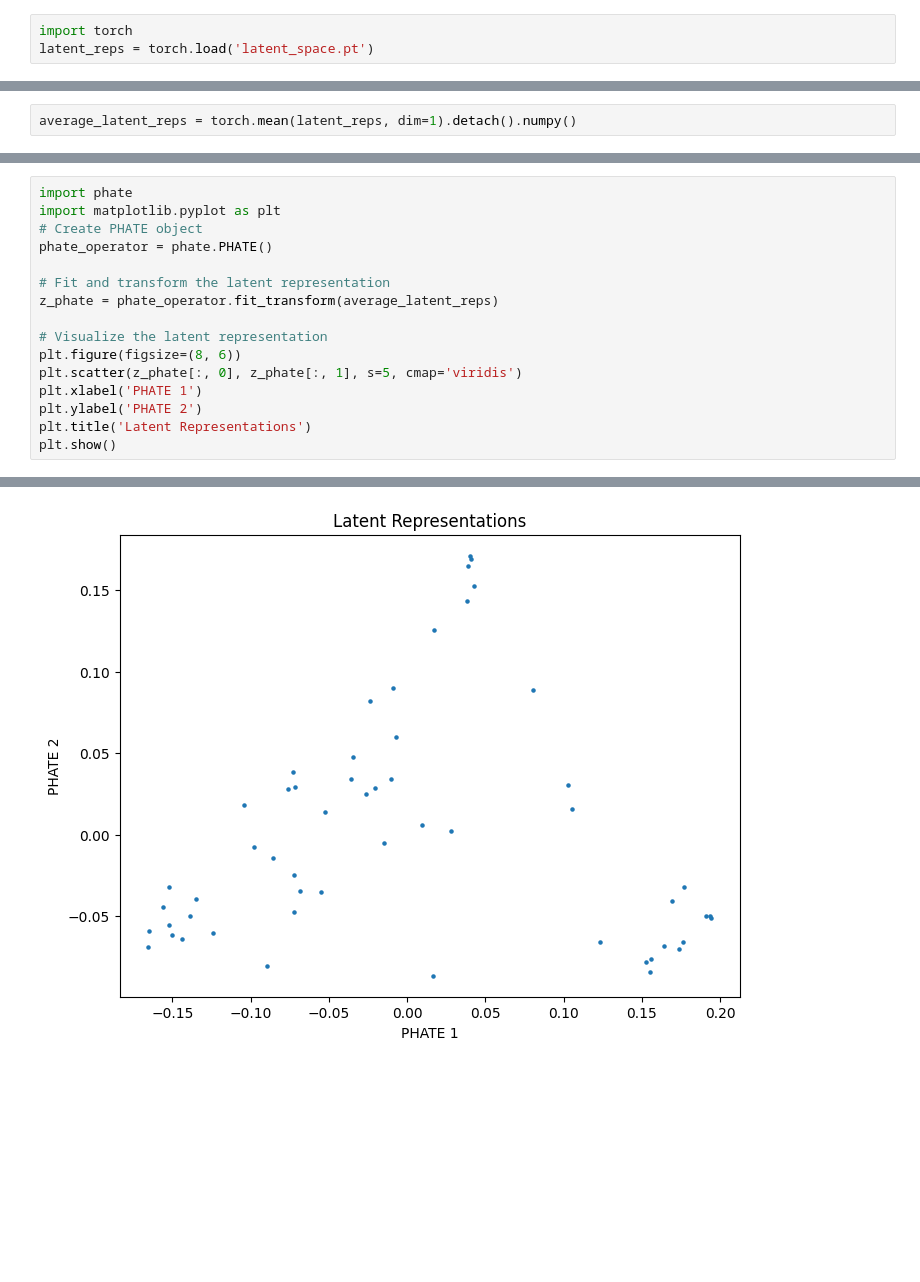
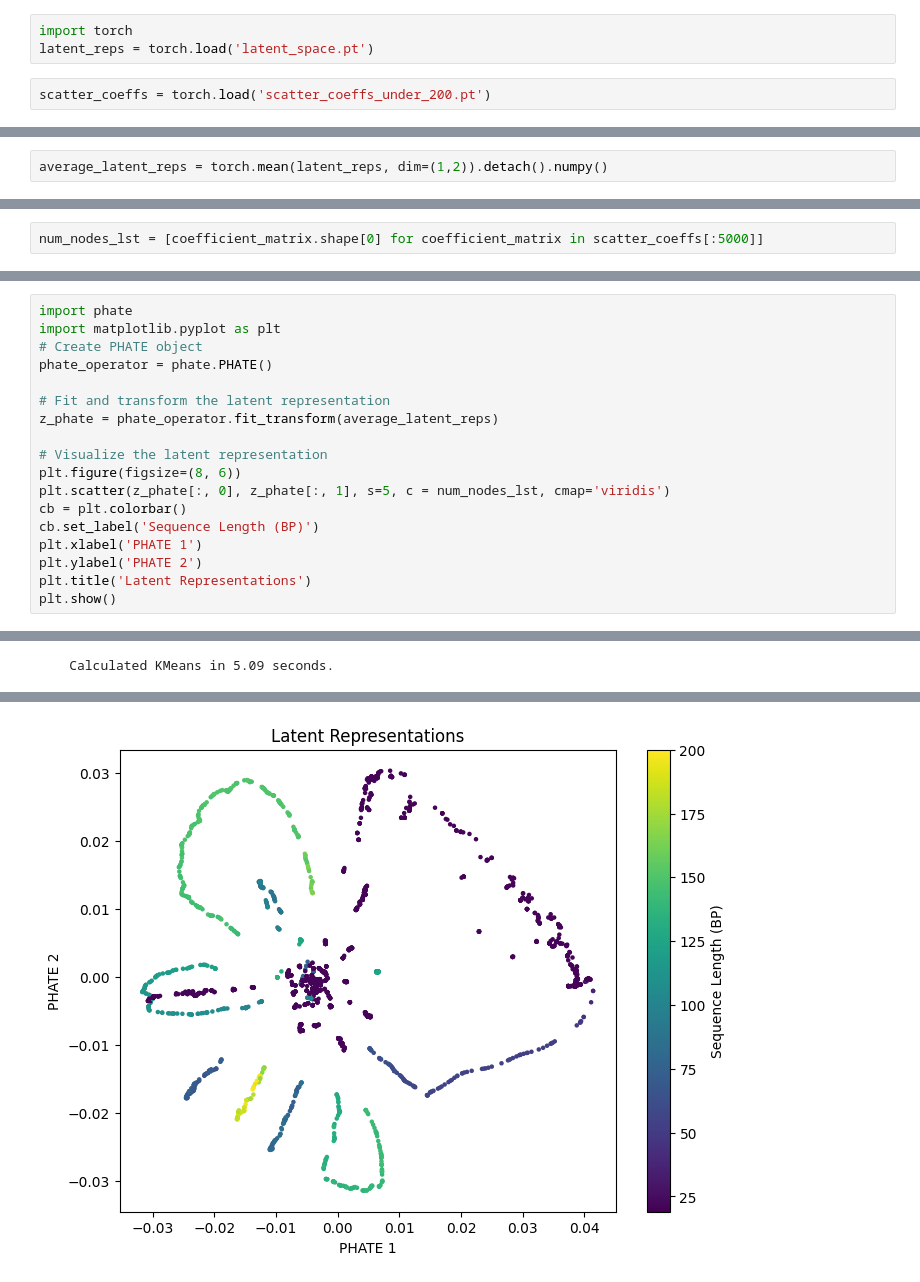
Before and after one commit to apurvagyan/mini-rna-splice, a Jupyter notebook: visualizations.ipynb, the cells around one changed output, grey strips where cells are left out. Drawn from its saved outputs; the diff is of its cells as text; blank space fills up the shorter version.

Commit message:
Updated latent representations

```diff
--- a/visualizations.ipynb
+++ b/visualizations.ipynb
@@ -1,3 +1,5 @@
 # %%
 import torch
 latent_reps = torch.load('latent_space.pt')
+# %%
+scatter_coeffs = torch.load('scatter_coeffs_under_200.pt')
@@ -4,5 +10,5 @@ latent_reps = torch.load('latent_space.pt')
 # %%
-average_latent_reps = torch.mean(latent_reps, dim=1).detach().numpy()
+average_latent_reps = torch.mean(latent_reps, dim=(1,2)).detach().numpy()
 # %%
 average_latent_reps.shape
 # %% [output]
@@ -9,0 +16,2 @@ average_latent_reps.shape
+# %%
+num_nodes_lst = [coefficient_matrix.shape[0] for coefficient_matrix in scatter_coeffs[:5000]]
@@ -18,7 +32,9 @@ z_phate = phate_operator.fit_transform(average_latent_reps)
 
 # Visualize the latent representation
 plt.figure(figsize=(8, 6))
-plt.scatter(z_phate[:, 0], z_phate[:, 1], s=5, cmap='viridis')
+plt.scatter(z_phate[:, 0], z_phate[:, 1], s=5, c = num_nodes_lst, cmap='viridis')
+cb = plt.colorbar()
+cb.set_label('Sequence Length (BP)')
 plt.xlabel('PHATE 1')
 plt.ylabel('PHATE 2')
 plt.title('Latent Representations')
@@ -36,0 +72 @@ Calculated PHATE in 0.01 seconds.
+    Calculated KMeans in 5.09 seconds.
@@ -37 +102 @@ Calculated PHATE in 0.01 seconds.
-[figure, old version]
+[figure, new version]
```
Also changed, not shown: parts of 5 cells of this notebook, 6 other files.
